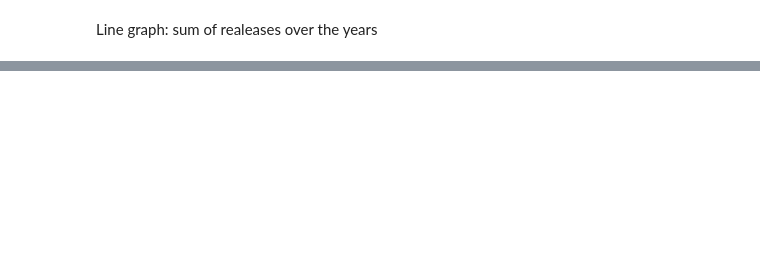
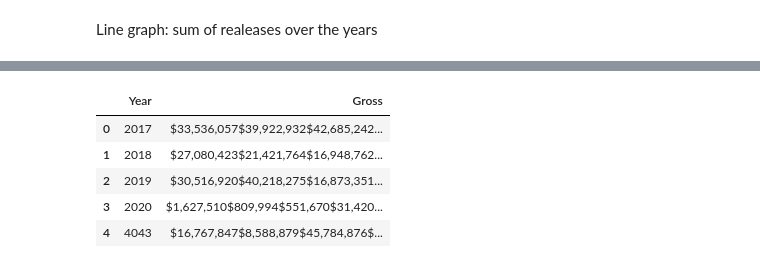
Before and after one commit to nathanmartin5937/capstone, a Jupyter notebook: notebooks/box_office.ipynb, the cells around one changed output, grey strips where cells are left out. Saved outputs shown, nothing was run; the diff lists cells and outputs as text; code cells hidden in the pictures; blank space fills up the shorter version.

```diff
--- a/notebooks/box_office.ipynb
+++ b/notebooks/box_office.ipynb
@@ -131,0 +228,15 @@ plt.show()
+# %%
+start_row_21 = 4
+
+box_gross.iloc[start_row_21] = box_gross.iloc[start_row_21:].sum()
+box_gross = box_gross.iloc[:start_row_21+1]
+box_gross
+#box_gross_1
+#box_gross.reset_index().replace({'index':[i for i in range(4,5)]}, {'index':4}).groupby('index', as_index=False).sum()
+# %% [output]
+|  | Year | Gross |
+| 0 | 2017 | $33,536,057$39,922,932$42,685,242... |
+| 1 | 2018 | $27,080,423$21,421,764$16,948,762... |
+| 2 | 2019 | $30,516,920$40,218,275$16,873,351... |
+| 3 | 2020 | $1,627,510$809,994$551,670$31,420... |
+| 4 | 4043 | $16,767,847$8,588,879$45,784,876$... |
```
Also changed, not shown: parts of 31 cells of this notebook.
